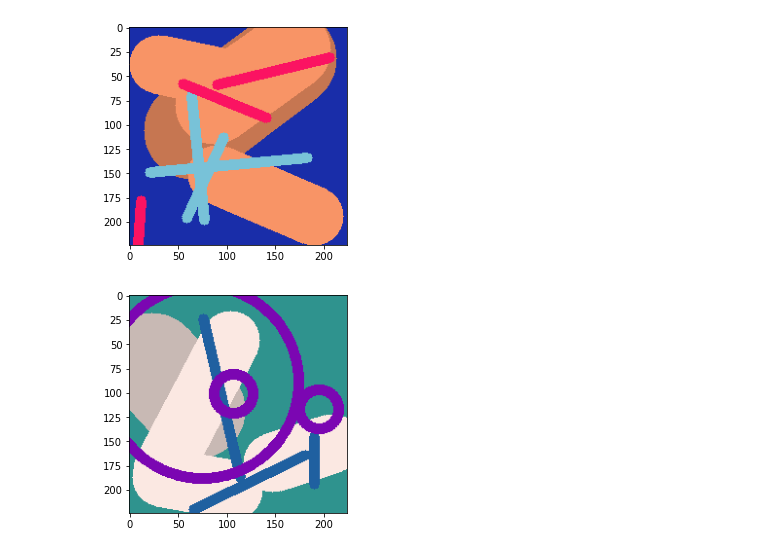
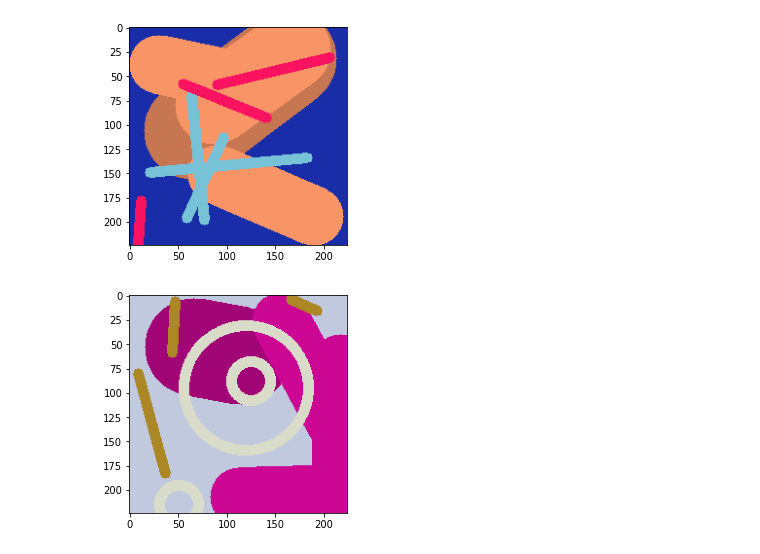
Before and after one commit to cemreefe/ai-painter, a Jupyter notebook: pastrami-generator.ipynb, the cells around one changed output. Saved outputs shown, nothing was run; the diff lists cells and outputs as text; code cells hidden in the pictures.

```diff
--- a/pastrami-generator.ipynb
+++ b/pastrami-generator.ipynb
@@ -102,35 +96,31 @@ pass
 [figure]
 # %%
 entities = []
-
-#color0 = (230,230,230)
 
 color0 = (random.randint(0,255), random.randint(0,255), random.randint(0,255))
 color1 = (random.randint(0,255), random.randint(0,255), random.randint(0,255))
 color2 = (random.randint(0,255), random.randint(0,255), random.randint(0,255))
 color3 = (random.randint(0,255), random.randint(0,255), random.randint(0,255))
 
 tableau1 = tableau([224,224], color=color0)
-
-entities = []
 
 entities.append(line(tableau1.canvas, thickness=100, color=np.array(color1)*.8))
 entities.append(line(tableau1.canvas, thickness=60, color=color1))
 entities.append(line(tableau1.canvas, thickness=60, color=color1))
 entities.append(line(tableau1.canvas, thickness=60, color=color1))
 
 entities.append(line(tableau1.canvas, thickness=10, color=color2))
 entities.append(line(tableau1.canvas, thickness=10, color=color2))
 entities.append(line(tableau1.canvas, thickness=10, color=color2))
 
 entities.append(circle(tableau1.canvas, thickness=10, color=color3))
 entities.append(circle(tableau1.canvas, radius=20, thickness=10, color=color3))
 entities.append(circle(tableau1.canvas, radius=20, thickness=10, color=color3))
 
 tableau1.display_with(entities)
 pass
 # %% [output]
-[figure, old version]
+[figure, new version]
 # %%
 entities = []
 
```
Also changed, not shown: parts of 3 cells of this notebook.
